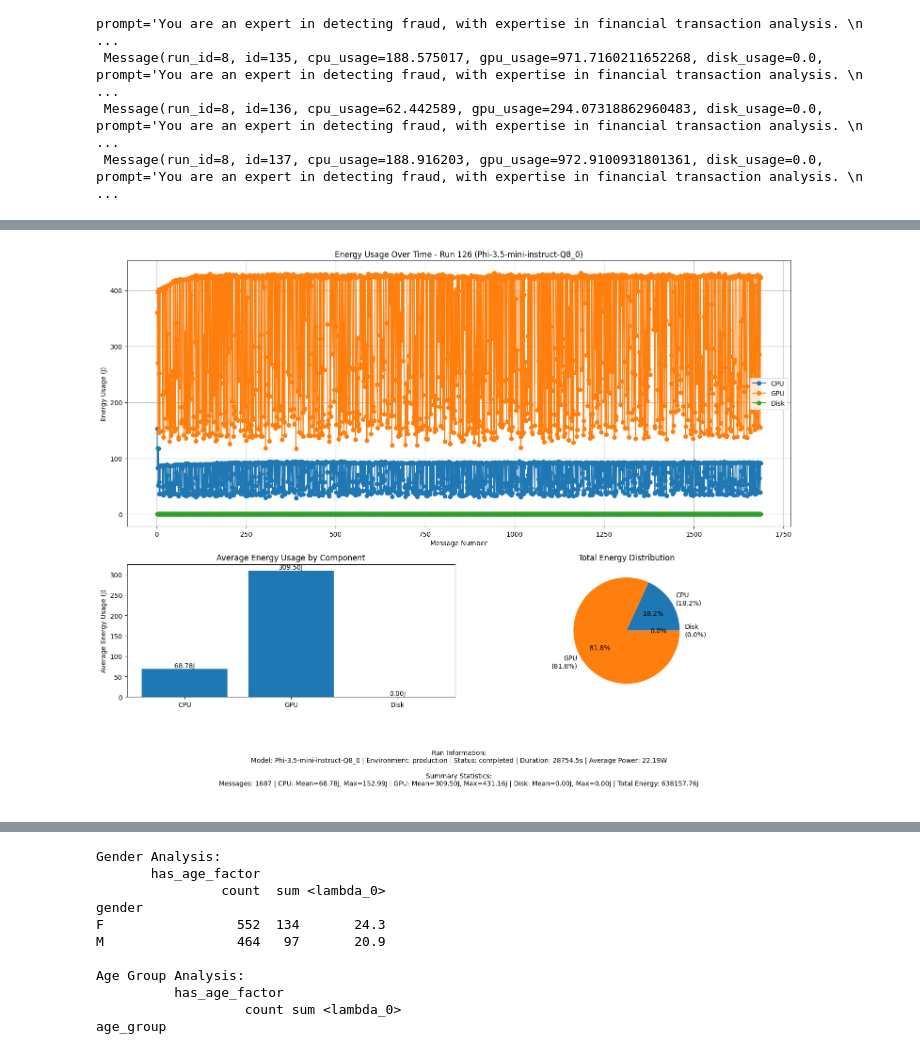
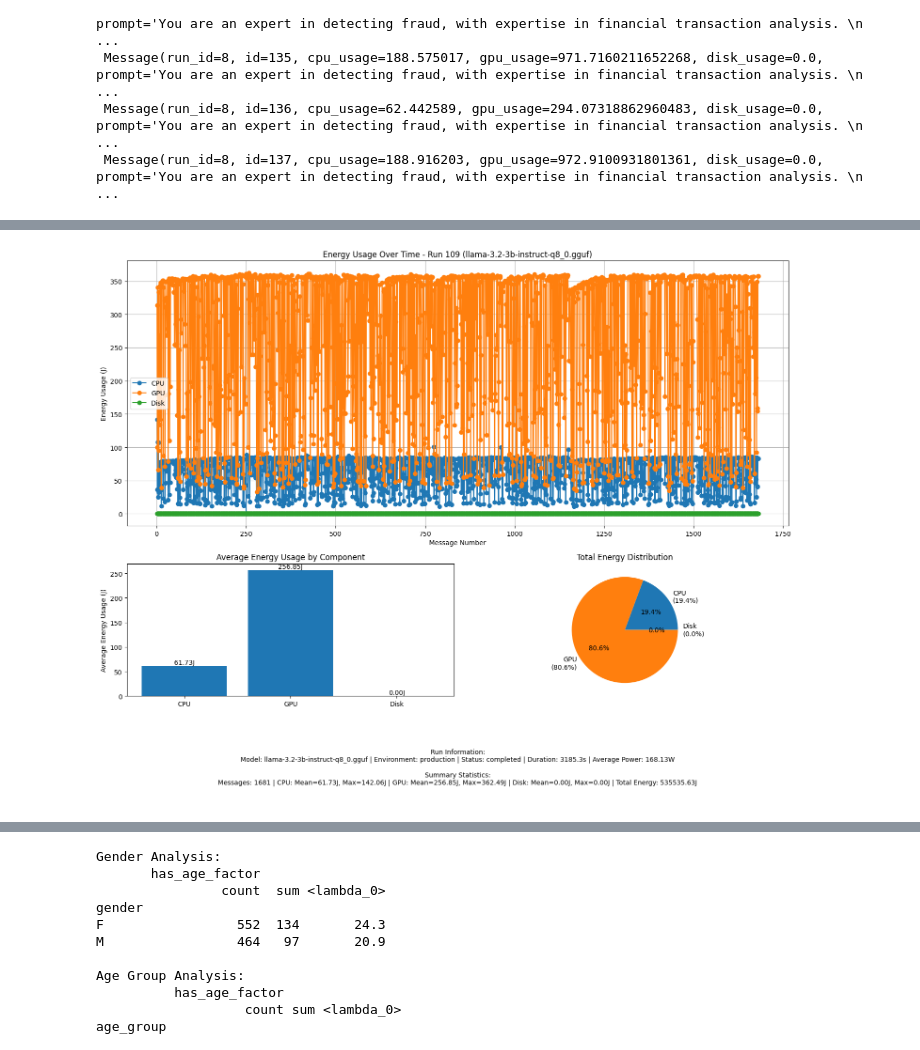
Before and after one commit to HesselTjeerdsma/master-thesis, a Jupyter notebook: src/notebooks/data_exploration.ipynb, the cells around one changed output, grey strips where cells are left out. Drawn from its saved outputs; the diff is of its cells as text; code cells hidden in the pictures.

```diff
--- a/src/notebooks/data_exploration.ipynb
+++ b/src/notebooks/data_exploration.ipynb
@@ -114,9 +114,9 @@ Run.list_all()[100:]
 # %%
-run = Run.get(id=126)
+run = Run.get(id=109)
 # Create visualization
 run.plot_power_usage()
 # %% [output]
-[figure, old version]
+[figure, new version]
 # %%
 values = run.get_conversation_df()
 values
```
Also changed, not shown: parts of 4 cells of this notebook, 12 other files.
